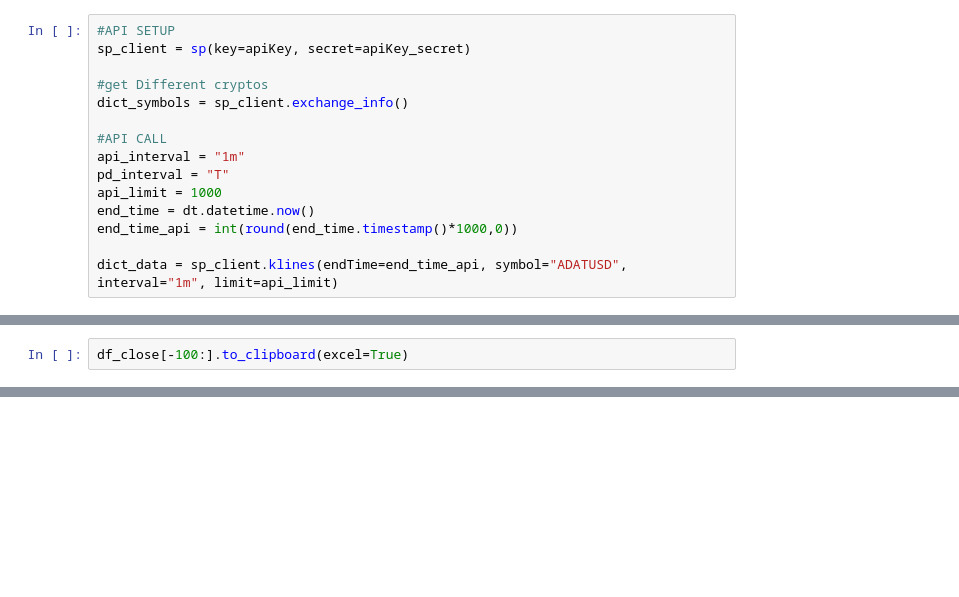
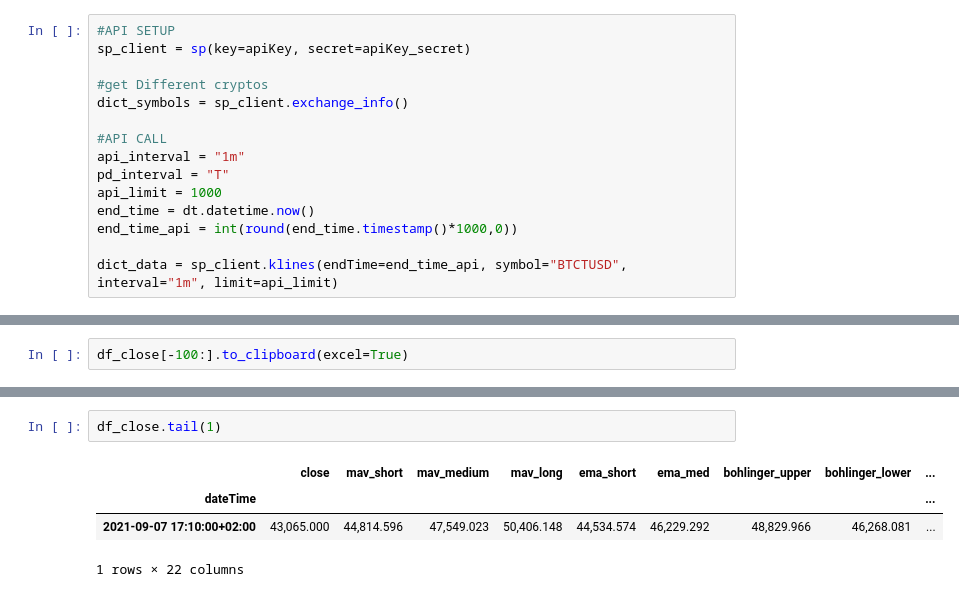
Before and after one commit to nicoKoehler/plover, a Jupyter notebook: 202108_binanceSPOT.ipynb, the cells around one changed output, grey strips where cells are left out. Drawn from its saved outputs; the diff is of its cells as text; blank space fills up the shorter version.

```diff
--- a/202108_binanceSPOT.ipynb
+++ b/202108_binanceSPOT.ipynb
@@ -33,7 +33,7 @@ api_limit = 1000
 end_time = dt.datetime.now()
 end_time_api = int(round(end_time.timestamp()*1000,0))
 
-dict_data = sp_client.klines(endTime=end_time_api, symbol="ADATUSD", interval="1m", limit=api_limit)
+dict_data = sp_client.klines(endTime=end_time_api, symbol="BTCTUSD", interval="1m", limit=api_limit)
 # %%
 df_symbols = pd.json_normalize(dict_symbols["symbols"])
 # %%
@@ -413,0 +389,7 @@ df_ohlc[-20:]
+# %%
+df_close.tail(1)
+# %% [output]
+|  | close | mav_short | mav_medium | mav_long | ema_short | ema_med | bohlinger_upper | bohlinger_lower | ... |
+| dateTime |  |  |  |  |  |  |  |  | ... |
+| 2021-09-07 17:10:00+02:00 | 43,065.000 | 44,814.596 | 47,549.023 | 50,406.148 | 44,534.574 | 46,229.292 | 48,829.966 | 46,268.081 | ... |
+1 rows × 22 columns
```
Also changed, not shown: parts of 5 cells of this notebook.
